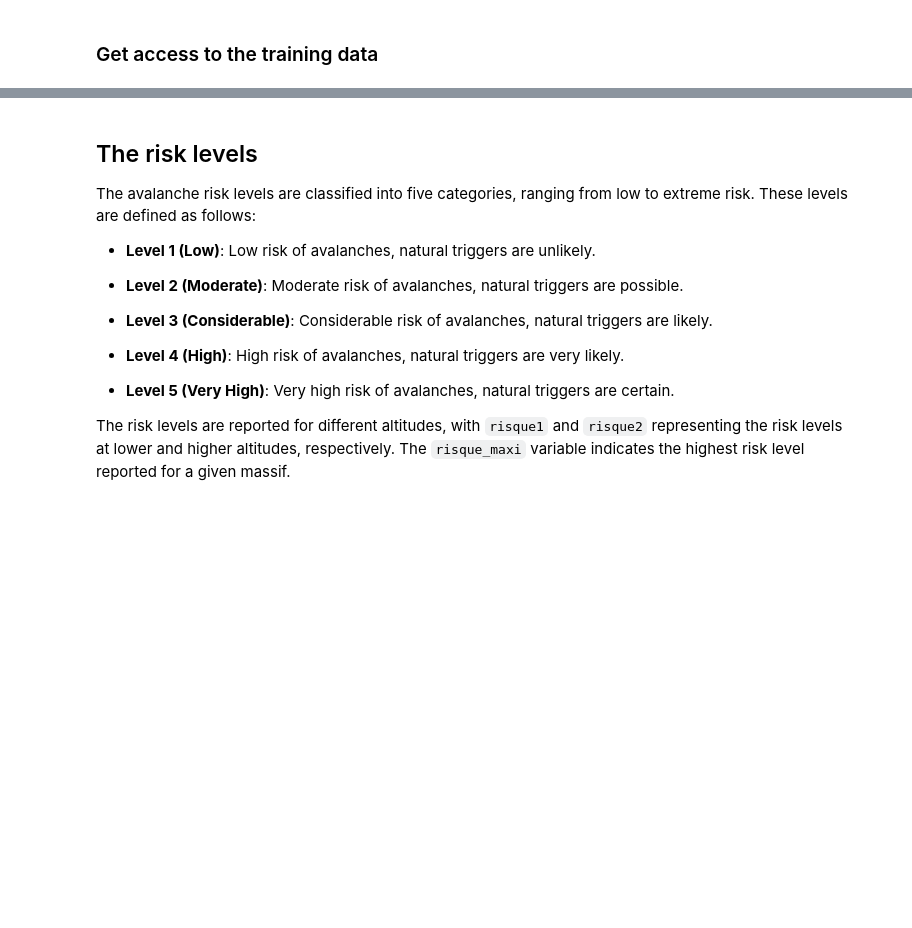
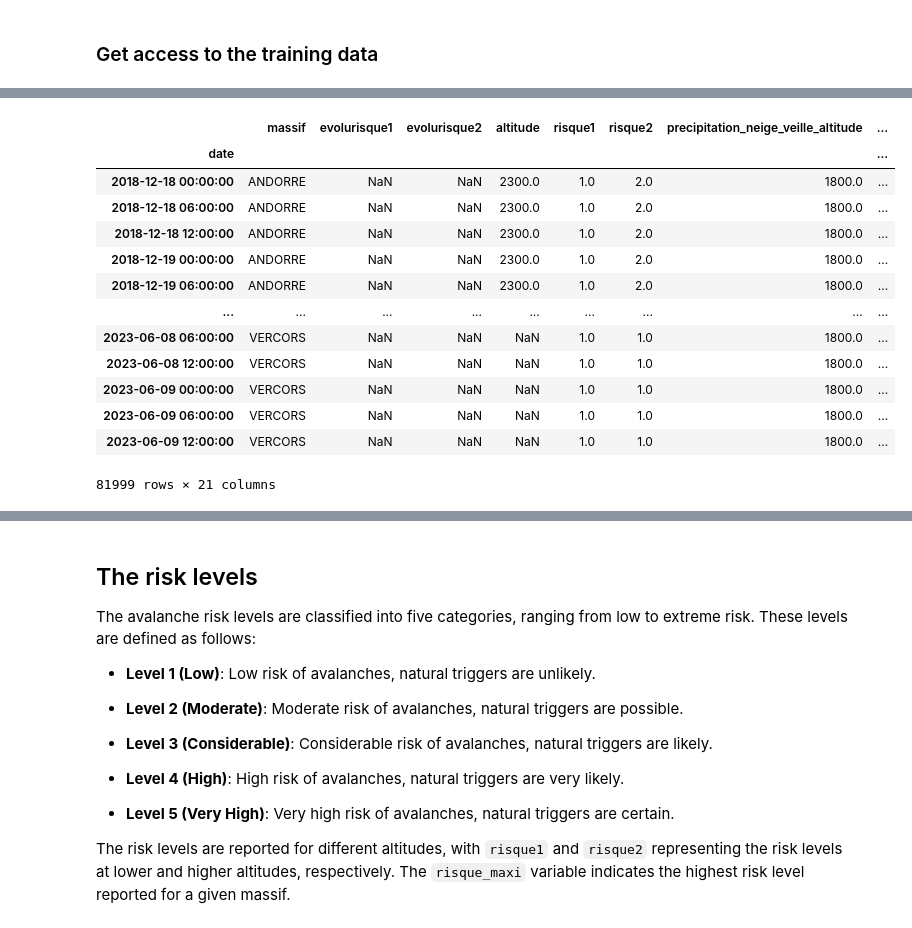
Before and after one commit to adevilde/avalanches_prediction, a Jupyter notebook: avalanche_starting_kit.ipynb, the cells around one changed output, grey strips where cells are left out. Saved outputs shown, nothing was run; the diff lists cells and outputs as text; code cells hidden in the pictures; blank space fills up the shorter version.

```diff
--- a/avalanche_starting_kit.ipynb
+++ b/avalanche_starting_kit.ipynb
@@ -68,0 +290,17 @@ X_df, y = problem.get_data()
+# %%
+X_df
+# %% [output]
+|  | massif | evolurisque1 | evolurisque2 | altitude | risque1 | risque2 | precipitation_neige_veille_altitude | ... |
+| date |  |  |  |  |  |  |  | ... |
+| 2018-12-18 00:00:00 | ANDORRE | NaN | NaN | 2300.0 | 1.0 | 2.0 | 1800.0 | ... |
+| 2018-12-18 06:00:00 | ANDORRE | NaN | NaN | 2300.0 | 1.0 | 2.0 | 1800.0 | ... |
+| 2018-12-18 12:00:00 | ANDORRE | NaN | NaN | 2300.0 | 1.0 | 2.0 | 1800.0 | ... |
+| 2018-12-19 00:00:00 | ANDORRE | NaN | NaN | 2300.0 | 1.0 | 2.0 | 1800.0 | ... |
+| 2018-12-19 06:00:00 | ANDORRE | NaN | NaN | 2300.0 | 1.0 | 2.0 | 1800.0 | ... |
+| ... | ... | ... | ... | ... | ... | ... | ... | ... |
+| 2023-06-08 06:00:00 | VERCORS | NaN | NaN | NaN | 1.0 | 1.0 | 1800.0 | ... |
+| 2023-06-08 12:00:00 | VERCORS | NaN | NaN | NaN | 1.0 | 1.0 | 1800.0 | ... |
+| 2023-06-09 00:00:00 | VERCORS | NaN | NaN | NaN | 1.0 | 1.0 | 1800.0 | ... |
+| 2023-06-09 06:00:00 | VERCORS | NaN | NaN | NaN | 1.0 | 1.0 | 1800.0 | ... |
+| 2023-06-09 12:00:00 | VERCORS | NaN | NaN | NaN | 1.0 | 1.0 | 1800.0 | ... |
+81999 rows × 21 columns
```
Also changed, not shown: parts of 32 cells of this notebook, 4 other files.
